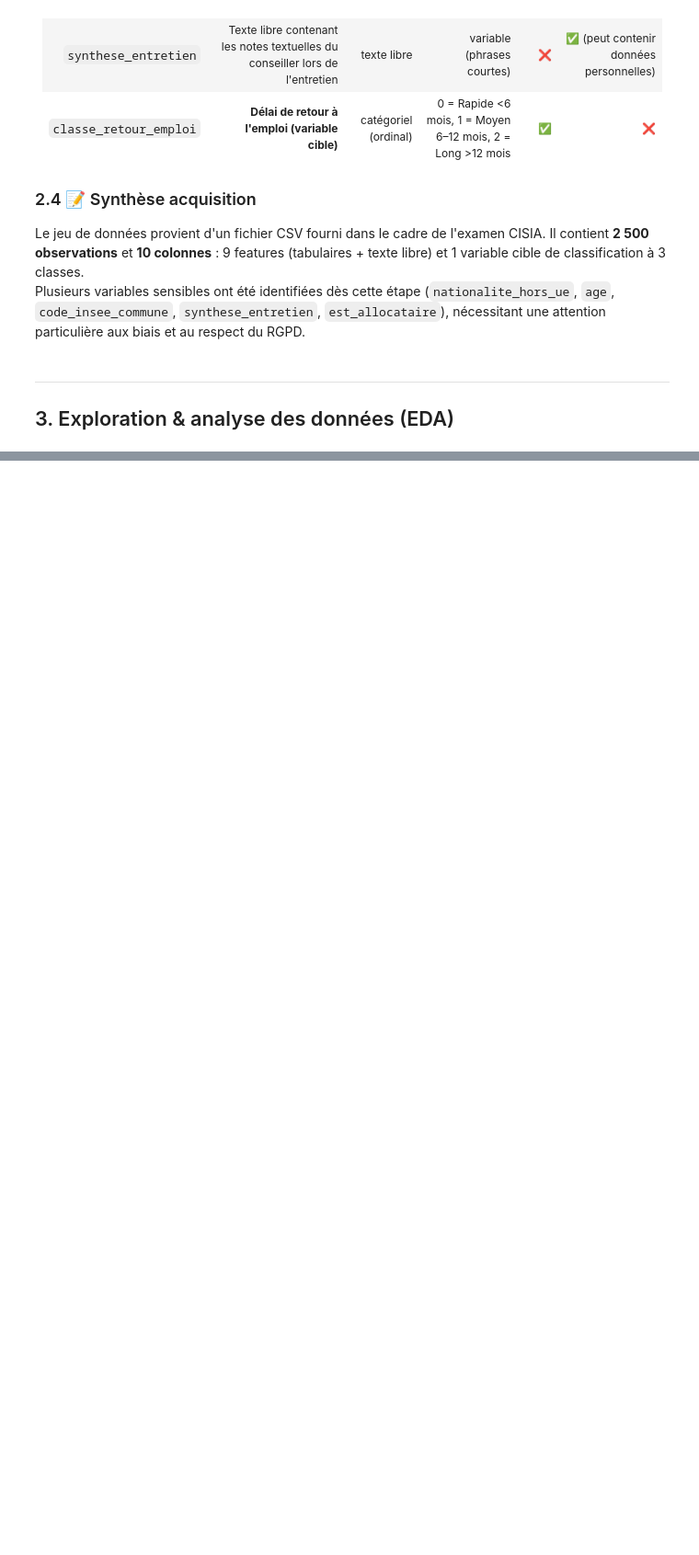
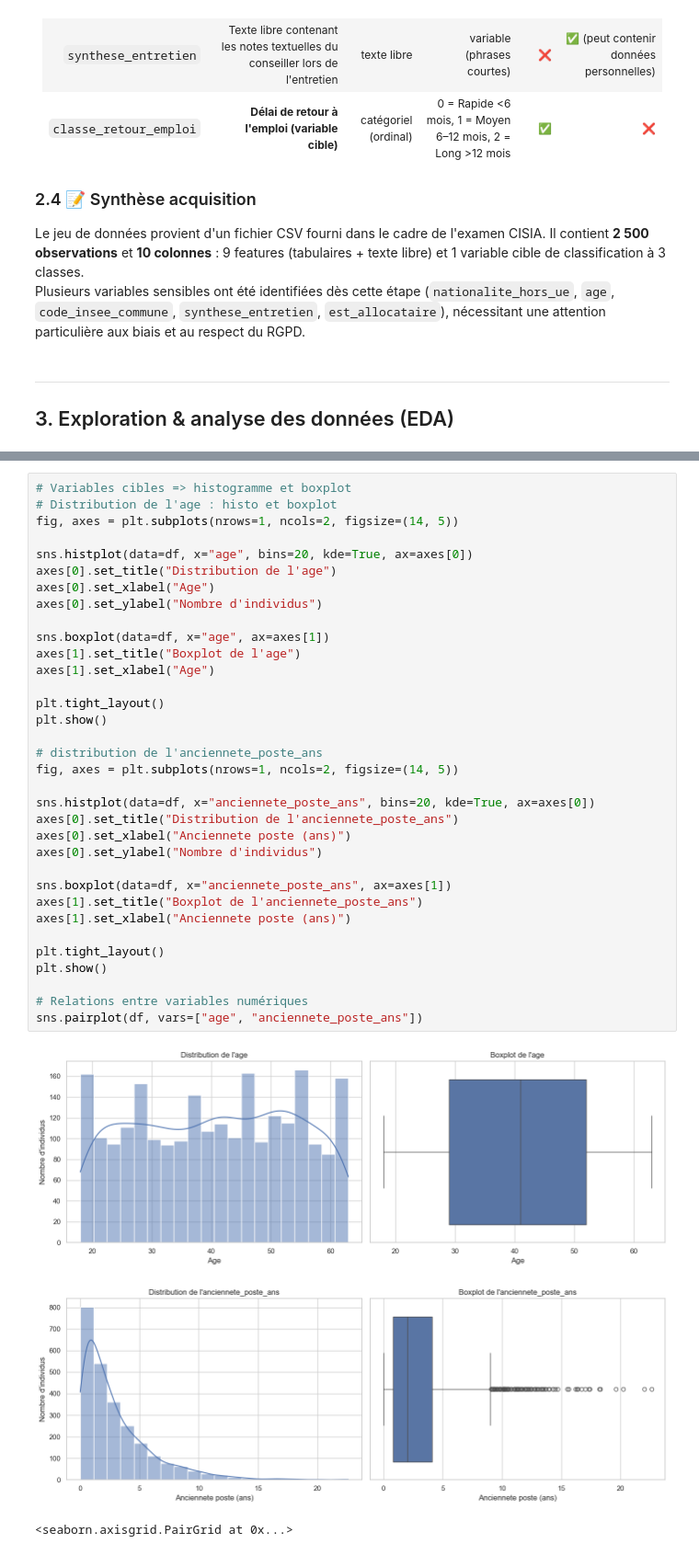
Before and after one commit to rbatos/Cas_usage_certif, a Jupyter notebook: notebooks/matrice-notebook-romain.ipynb, the cells around one changed output, grey strips where cells are left out. Shown at 92% size. Cells and saved outputs as stored; diff of their text form; blank space fills up the shorter version.

```diff
--- a/notebooks/matrice-notebook-romain.ipynb
+++ b/notebooks/matrice-notebook-romain.ipynb
@@ -182,0 +307,38 @@ Plusieurs variables sensibles ont été identifiées dès cette étape (`nationa
+# %%
+# Variables cibles => histogramme et boxplot
+# Distribution de l'age : histo et boxplot
+fig, axes = plt.subplots(nrows=1, ncols=2, figsize=(14, 5))
+
+sns.histplot(data=df, x="age", bins=20, kde=True, ax=axes[0])
+axes[0].set_title("Distribution de l'age")
+axes[0].set_xlabel("Age")
+axes[0].set_ylabel("Nombre d'individus")
+
+sns.boxplot(data=df, x="age", ax=axes[1])
+axes[1].set_title("Boxplot de l'age")
+axes[1].set_xlabel("Age")
+
+plt.tight_layout()
+plt.show()
+
+# distribution de l'anciennete_poste_ans
+fig, axes = plt.subplots(nrows=1, ncols=2, figsize=(14, 5))
+
+sns.histplot(data=df, x="anciennete_poste_ans", bins=20, kde=True, ax=axes[0])
+axes[0].set_title("Distribution de l'anciennete_poste_ans")
+axes[0].set_xlabel("Anciennete poste (ans)")
+axes[0].set_ylabel("Nombre d'individus")
+
+sns.boxplot(data=df, x="anciennete_poste_ans", ax=axes[1])
+axes[1].set_title("Boxplot de l'anciennete_poste_ans")
+axes[1].set_xlabel("Anciennete poste (ans)")
+
+plt.tight_layout()
+plt.show()
+
+# Relations entre variables numériques
+sns.pairplot(df, vars=["age", "anciennete_poste_ans"])
+# %% [output]
+[figure, added]
+[figure, added]
+<seaborn.axisgrid.PairGrid at 0x...>
```
Also changed, not shown: parts of 18 cells of this notebook, 1 other file.
